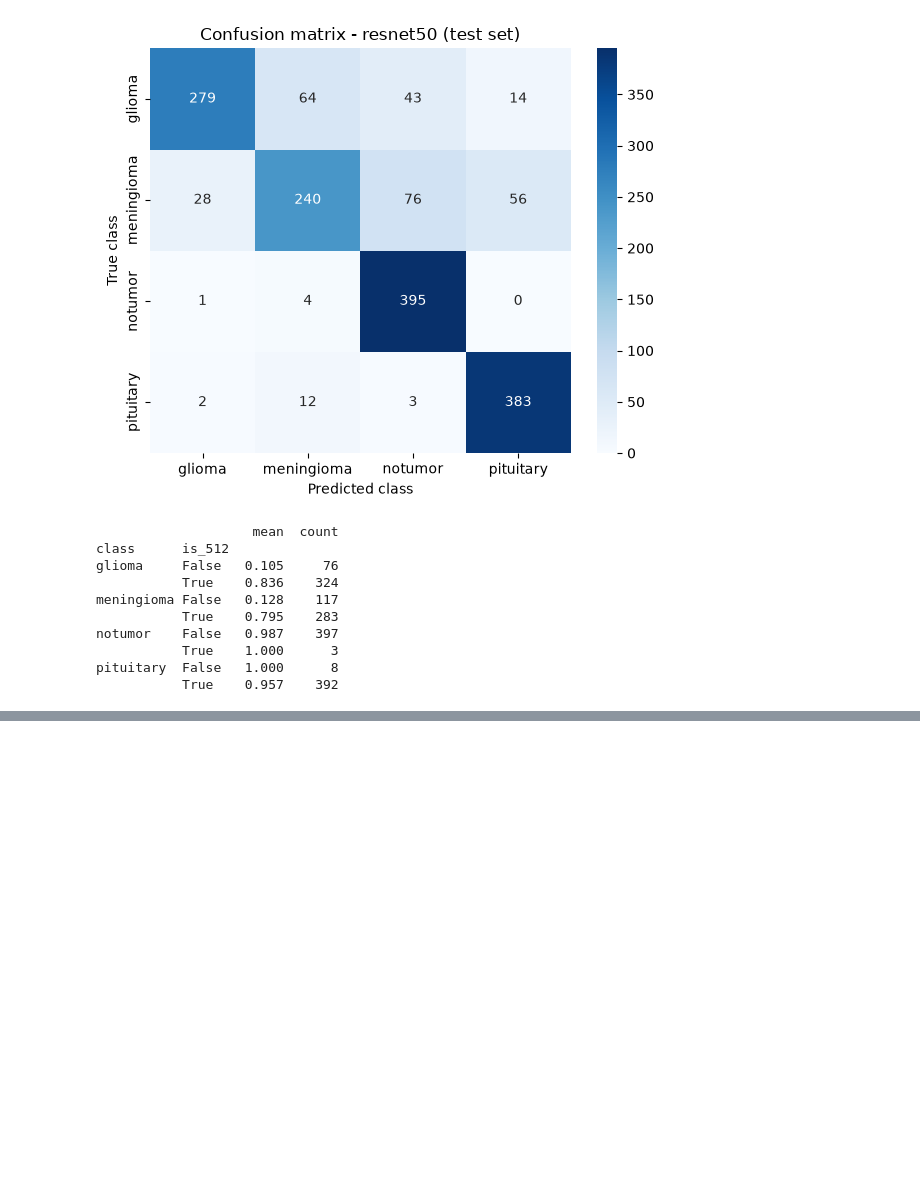
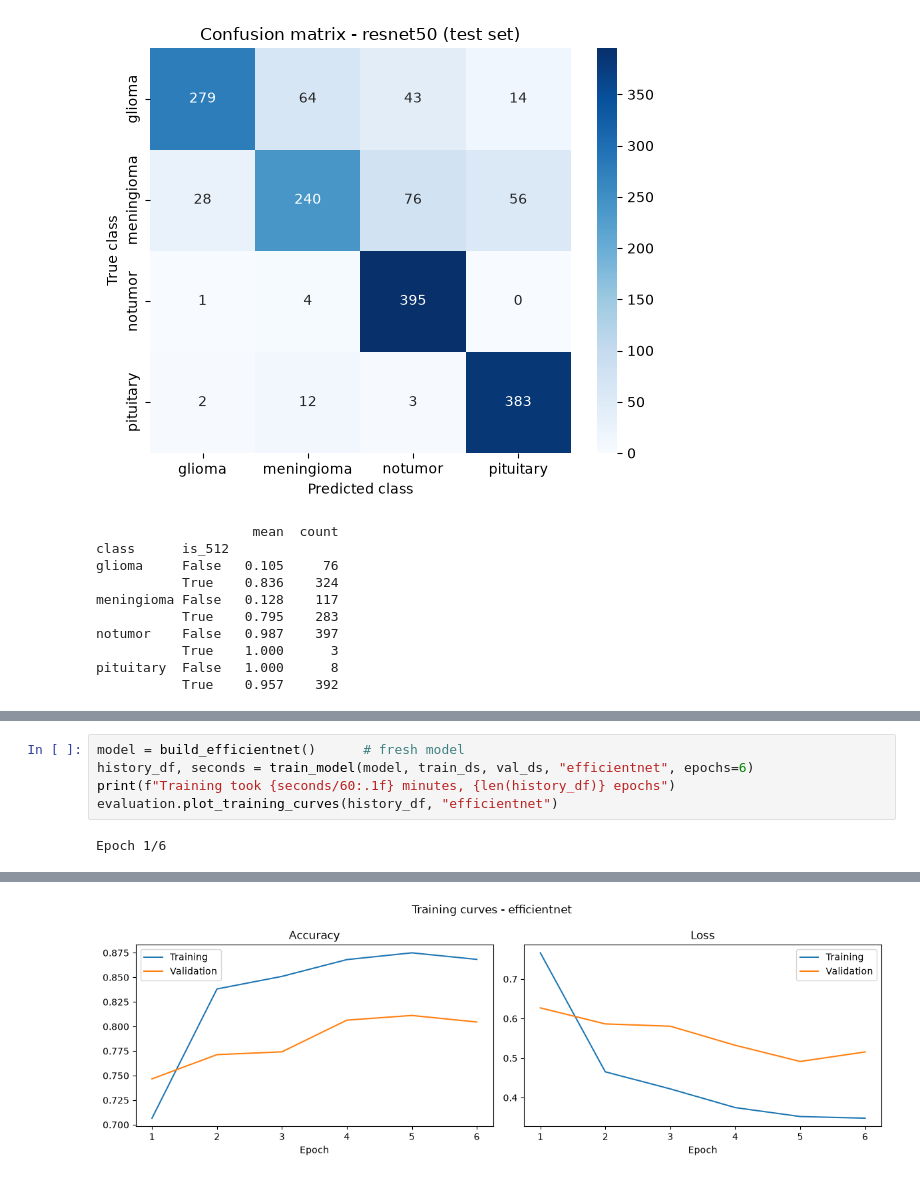
Before and after one commit to Jenik-05/brain-tumor-detection, a Jupyter notebook: notebooks/04_model_training.ipynb, the cells around one changed output, grey strips where cells are left out. Cells and saved outputs as stored; diff of their text form; blank space fills up the shorter version.

Commit message:
EfficientNetB0 results

```diff
--- a/notebooks/04_model_training.ipynb
+++ b/notebooks/04_model_training.ipynb
@@ -212,0 +275,7 @@ pituitary  False   1.000      8
+# %%
+model = build_efficientnet()      # fresh model
+history_df, seconds = train_model(model, train_ds, val_ds, "efficientnet", epochs=6)
+print(f"Training took {seconds/60:.1f} minutes, {len(history_df)} epochs")
+evaluation.plot_training_curves(history_df, "efficientnet")
+# %% [output]
+Epoch 1/6
@@ -212,0 +294 @@ pituitary  False   1.000      8
+[figure, added]
```
Also changed, not shown: parts of 8 cells of this notebook, 5 other files.
